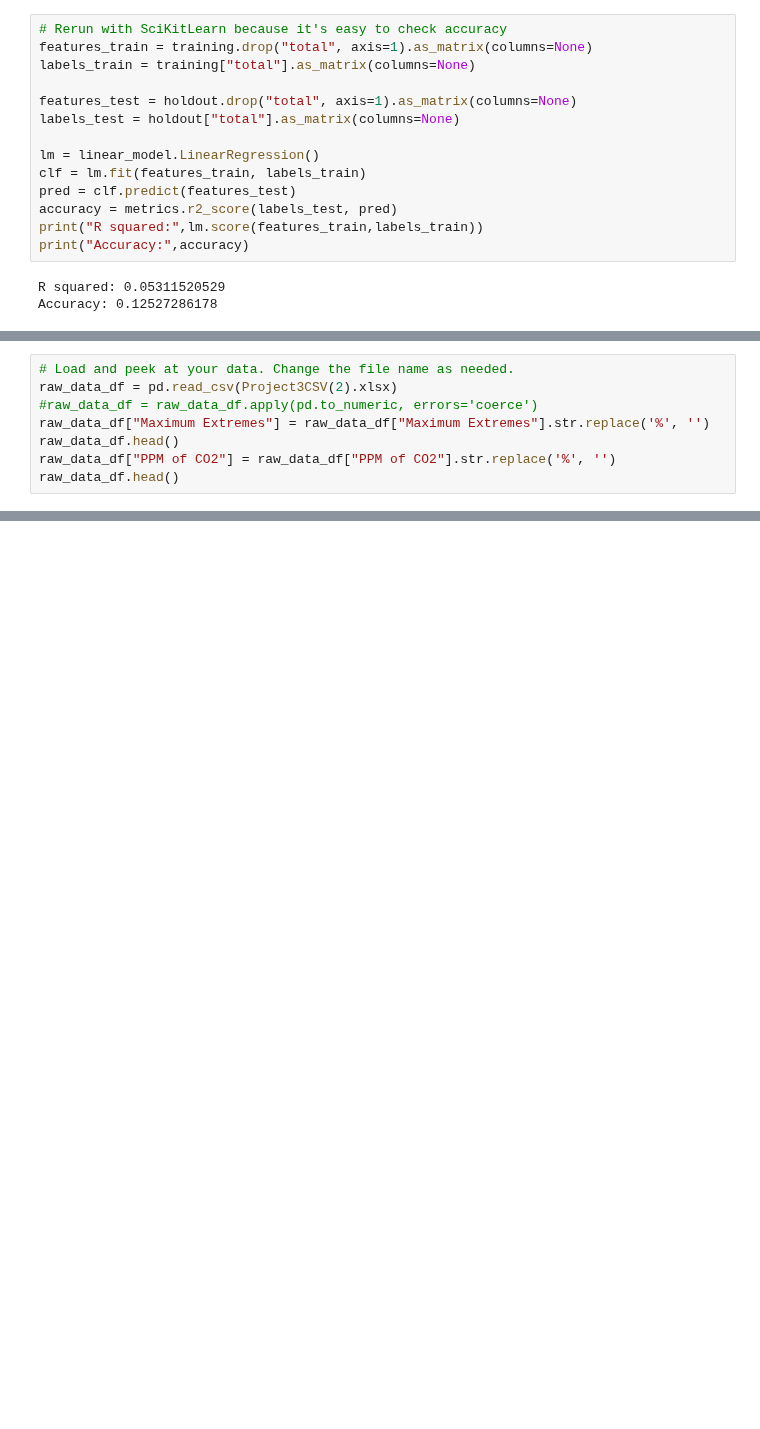
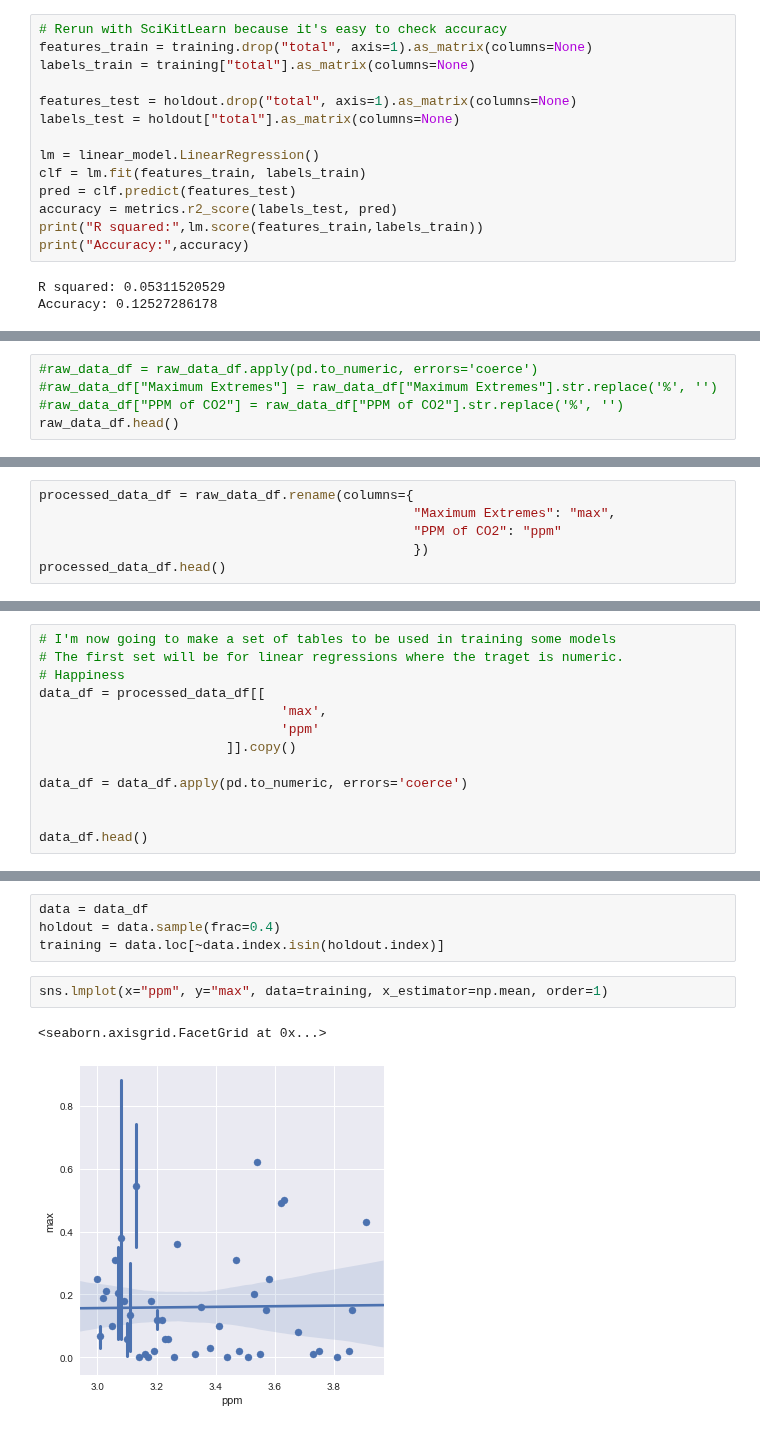
Before and after one commit to colarusso/codingthelaw, a Jupyter notebook: Fall_2017/work/asaratenney/p3/code_sample_1-NOAA Climate Data.ipynb, the cells around one changed output, grey strips where cells are left out. Saved outputs shown, nothing was run; the diff lists cells and outputs as text; blank space fills up the shorter version.

Commit message:
Final Regression

```diff
--- a/Fall_2017/work/asaratenney/p3/code_sample_1-NOAA Climate Data.ipynb
+++ b/Fall_2017/work/asaratenney/p3/code_sample_1-NOAA Climate Data.ipynb
@@ -199,9 +210,6 @@ Accuracy: 0.12527286178
 # %%
-# Load and peek at your data. Change the file name as needed.
-raw_data_df = pd.read_csv(Project3CSV(2).xlsx)
 #raw_data_df = raw_data_df.apply(pd.to_numeric, errors='coerce')
-raw_data_df["Maximum Extremes"] = raw_data_df["Maximum Extremes"].str.replace('%', '')
+#raw_data_df["Maximum Extremes"] = raw_data_df["Maximum Extremes"].str.replace('%', '')
+#raw_data_df["PPM of CO2"] = raw_data_df["PPM of CO2"].str.replace('%', '')
 raw_data_df.head()
-raw_data_df["PPM of CO2"] = raw_data_df["PPM of CO2"].str.replace('%', '')
-raw_data_df.head()
 # %% [output]
@@ -208,0 +222,6 @@ NameError: name 'pd' is not defined
+# %%
+processed_data_df = raw_data_df.rename(columns={
+                                                "Maximum Extremes": "max",
+                                                "PPM of CO2": "ppm"
+                                                })
+processed_data_df.head()
@@ -208,0 +235,13 @@ NameError: name 'pd' is not defined
+# %%
+# I'm now going to make a set of tables to be used in training some models
+# The first set will be for linear regressions where the traget is numeric.
+# Happiness
+data_df = processed_data_df[[
+                               'max',
+                               'ppm'
+                        ]].copy()
+
+data_df = data_df.apply(pd.to_numeric, errors='coerce')
+
+
+data_df.head()
@@ -208,0 +255,9 @@ NameError: name 'pd' is not defined
+# %%
+data = data_df
+holdout = data.sample(frac=0.4)
+training = data.loc[~data.index.isin(holdout.index)]
+# %%
+sns.lmplot(x="ppm", y="max", data=training, x_estimator=np.mean, order=1)
+# %% [output]
+<seaborn.axisgrid.FacetGrid at 0x...>
+[figure, added]
```
Also changed, not shown: parts of 6 cells of this notebook, 2 other files.
